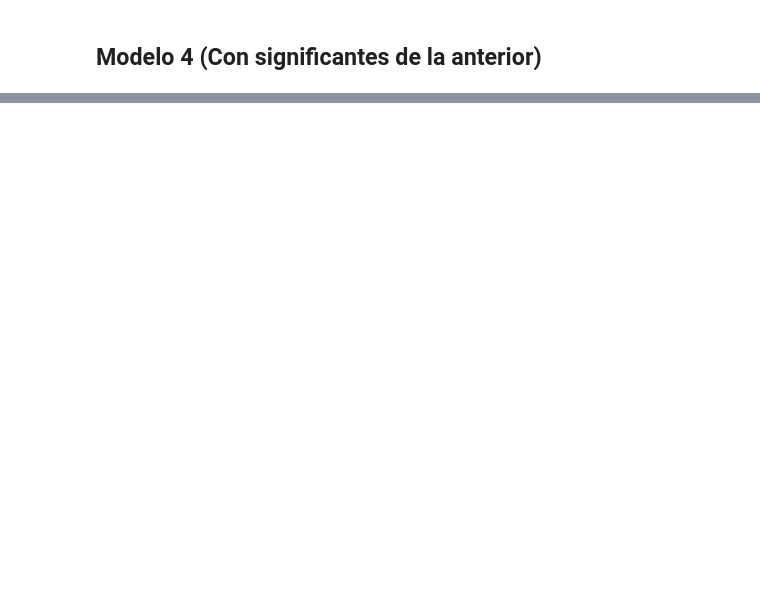
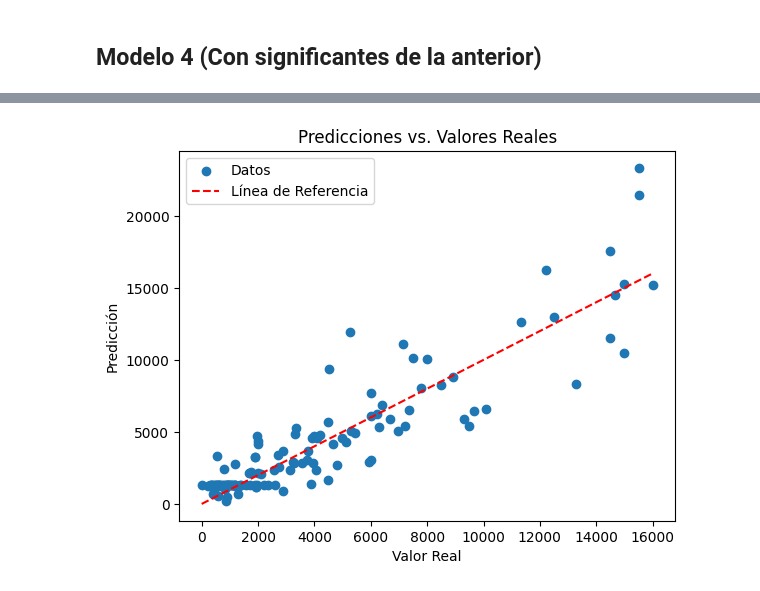
Before and after one commit to MarianaMr06/Evidencia2_Mineria_de_datos, a Jupyter notebook: Evidencia2.RegresionMultiple.ipynb, the cells around one changed output, grey strips where cells are left out. Saved outputs shown, nothing was run; the diff lists cells and outputs as text; code cells hidden in the pictures; blank space fills up the shorter version.

Commit message:
Redes Neuronales

```diff
--- a/Evidencia2.RegresionMultiple.ipynb
+++ b/Evidencia2.RegresionMultiple.ipynb
@@ -219,0 +584,85 @@ Notes:
+# %%
+df = inmu
+
+X = df[["m2_construido","Baños","Recamaras","Lugares_estac"]]
+y = df["Precio_m2"]
+
+# Dividir los datos en conjuntos de entrenamiento y prueba
+X_train, X_test, y_train, y_test = train_test_split(X, y, test_size=0.2, random_state=413422)
+
+# Escalar los datos
+scaler = StandardScaler()
+X_train_scaled = scaler.fit_transform(X_train)
+X_test_scaled = scaler.transform(X_test)
+
+# Definir la arquitectura de la red neuronal para regresión
+model = Sequential()
+model.add(Dense(units=35, activation='relu', input_dim=4))
+model.add(Dense(units=35))
+
+model.add(Dense(units=1, activation='linear'))
+
+# Compilar el modelo para regresión
+model.compile(optimizer='adam', loss='mean_squared_error')
+
+# Entrenar el modelo para regresión
+model.fit(X_train_scaled, y_train, epochs=100, batch_size=32, validation_split=0.1)
+
+# Evaluar el modelo en el conjunto de prueba
+loss = model.evaluate(X_test_scaled, y_test)
+print(f'Error Cuadrático Medio en el conjunto de prueba: {loss:.2f}')
+
+# Realizar predicciones en el conjunto de prueba
+predictions = model.predict(X_test_scaled)
+
+# Visualizar algunas predicciones
+for i in range(10):
+    print(f'Predicción: {predictions[i][0]:.2f}, Valor Real: {y_test.iloc[i]:.2f}')
+
+# Visualizar los resultados de la predicción con la línea de referencia
+plt.scatter(y_test, predictions, label='Datos')
+plt.plot([min(y_test), max(y_test)], [min(y_test), max(y_test)], '--', color='red', label='Línea de Referencia')
+plt.title('Predicciones vs. Valores Reales')
+plt.xlabel('Valor Real')
+plt.ylabel('Predicción')
+plt.legend()
+plt.show()
+
+# Calcular métricas
+mse = mean_squared_error(y_test, predictions)
+mae = mean_absolute_error(y_test, predictions)
+r2 = r2_score(y_test, predictions)
+
+# Mostrar las métricas
+print(f'Error Cuadrático Medio (MSE): {mse:.2f}')
+print(f'Error Absoluto Medio (MAE): {mae:.2f}')
+print(f'Coeficiente de Determinación (R^2): {r2:.2f}')
+
+# Calcular estadísticas descriptivas de las predicciones
+mean_prediction = np.mean(predictions)
+median_prediction = np.median(predictions)
+std_dev_prediction = np.std(predictions)
+min_prediction = np.min(predictions)
+max_prediction = np.max(predictions)
+
+mean_real = np.mean(y)
+median_real = np.median(y)
+std_dev_real = np.std(y)
+min_real= np.min(y)
+max_real = np.max(y)
+
+# Mostrar las estadísticas
+print(" ")
+print(f'Media de las Predicciones: {mean_prediction:.2f}')
+print(f'Mediana de las Predicciones: {median_prediction:.2f}')
+print(f'Desviación Estándar de las Predicciones: {std_dev_prediction:.2f}')
+print(f'Mínimo de las Predicciones: {min_prediction:.2f}')
+print(f'Máximo de las Predicciones: {max_prediction:.2f}')
+
+print(" ")
+print(f'Media de datos reales: {mean_real:.2f}')
+print(f'Mediana de datos reales: {median_real:.2f}')
+print(f'Desviación Estándar de datos reales: {std_dev_real:.2f}')
+print(f'Mínimo de datos reales: {min_real:.2f}')
+print(f'Máximo de datos reales: {max_real:.2f}')
+# %% [output]
@@ -219,0 +686 @@ Notes:
+[figure, added]
```
Also changed, not shown: parts of 34 cells of this notebook, 5 other files.
